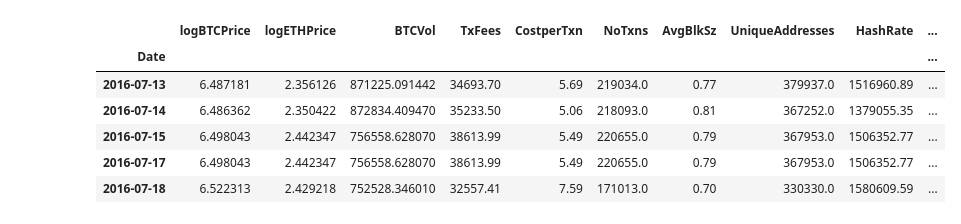
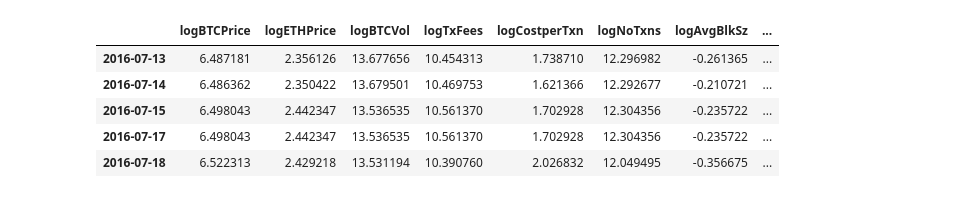
Before and after one commit to cipher813/McMahon_Metis, a Jupyter notebook: Project_2/2_Benson_BTCSentiment_LR.ipynb, the cells around one changed output. Cells and saved outputs as stored; diff of their text form; code cells hidden in the pictures.

```diff
--- a/Project_2/2_Benson_BTCSentiment_LR.ipynb
+++ b/Project_2/2_Benson_BTCSentiment_LR.ipynb
@@ -53,19 +54,18 @@ def list_to_average(list):
 #     if num == None:
 #         num =
 # %%
-df = pd.read_pickle('benson_btcsentiment_df.pkl')
-df = df[['logBTCPrice','logETHPrice','BTCVol','TxFees','CostperTxn','NoTxns','AvgBlkSz','UniqueAddresses','HashRate','logCrypto Market Cap','logNasdaq','logGold','Interest']]
+df = pd.read_pickle('data/benson_btcsentiment_df.pkl')
+df = df[['logBTCPrice','logETHPrice','logBTCVol','logTxFees','logCostperTxn','logNoTxns','logAvgBlkSz','logUniqueAddresses','logHashRate','logCrypto Market Cap','logNasdaq','logGold','logInterest','DateNum','Quarter','Month','Weekday']]
 df_all = df
 df_hist = df
 df.head()
 # %% [output]
-|  | logBTCPrice | logETHPrice | BTCVol | TxFees | CostperTxn | NoTxns | AvgBlkSz | UniqueAddresses | HashRate | ... |
-| Date |  |  |  |  |  |  |  |  |  | ... |
-| 2016-07-13 | 6.487181 | 2.356126 | 871225.091442 | 34693.70 | 5.69 | 219034.0 | 0.77 | 379937.0 | 1516960.89 | ... |
-| 2016-07-14 | 6.486362 | 2.350422 | 872834.409470 | 35233.50 | 5.06 | 218093.0 | 0.81 | 367252.0 | 1379055.35 | ... |
-| 2016-07-15 | 6.498043 | 2.442347 | 756558.628070 | 38613.99 | 5.49 | 220655.0 | 0.79 | 367953.0 | 1506352.77 | ... |
-| 2016-07-17 | 6.498043 | 2.442347 | 756558.628070 | 38613.99 | 5.49 | 220655.0 | 0.79 | 367953.0 | 1506352.77 | ... |
-| 2016-07-18 | 6.522313 | 2.429218 | 752528.346010 | 32557.41 | 7.59 | 171013.0 | 0.70 | 330330.0 | 1580609.59 | ... |
+|  | logBTCPrice | logETHPrice | logBTCVol | logTxFees | logCostperTxn | logNoTxns | logAvgBlkSz | ... |
+| 2016-07-13 | 6.487181 | 2.356126 | 13.677656 | 10.454313 | 1.738710 | 12.296982 | -0.261365 | ... |
+| 2016-07-14 | 6.486362 | 2.350422 | 13.679501 | 10.469753 | 1.621366 | 12.292677 | -0.210721 | ... |
+| 2016-07-15 | 6.498043 | 2.442347 | 13.536535 | 10.561370 | 1.702928 | 12.304356 | -0.235722 | ... |
+| 2016-07-17 | 6.498043 | 2.442347 | 13.536535 | 10.561370 | 1.702928 | 12.304356 | -0.235722 | ... |
+| 2016-07-18 | 6.522313 | 2.429218 | 13.531194 | 10.390760 | 2.026832 | 12.049495 | -0.356675 | ... |
 # %%
 df_all.corr().sort_values('logBTCPrice')
 # %% [output]
```
Also changed, not shown: parts of 24 cells of this notebook, 15 other files.
